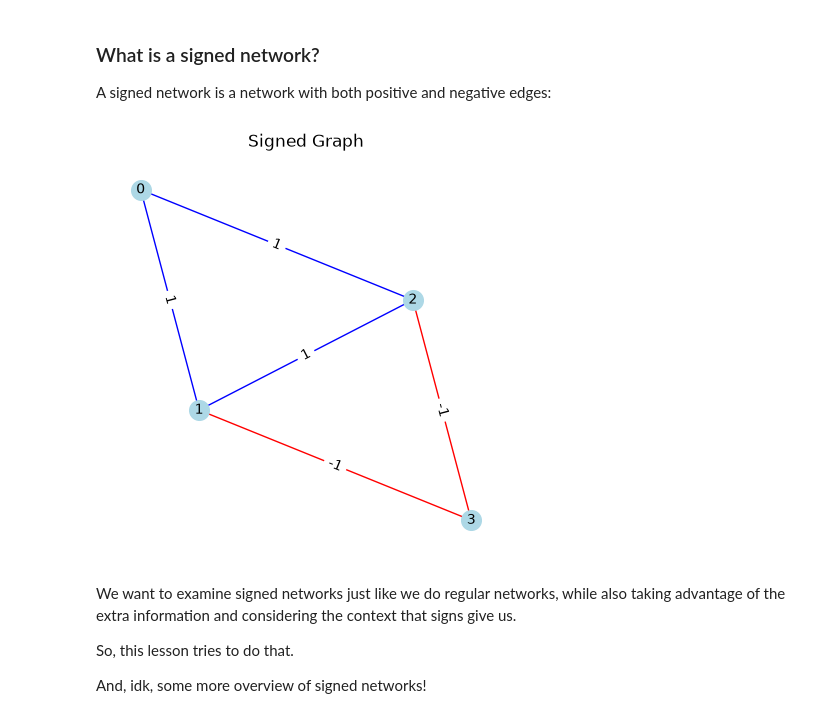
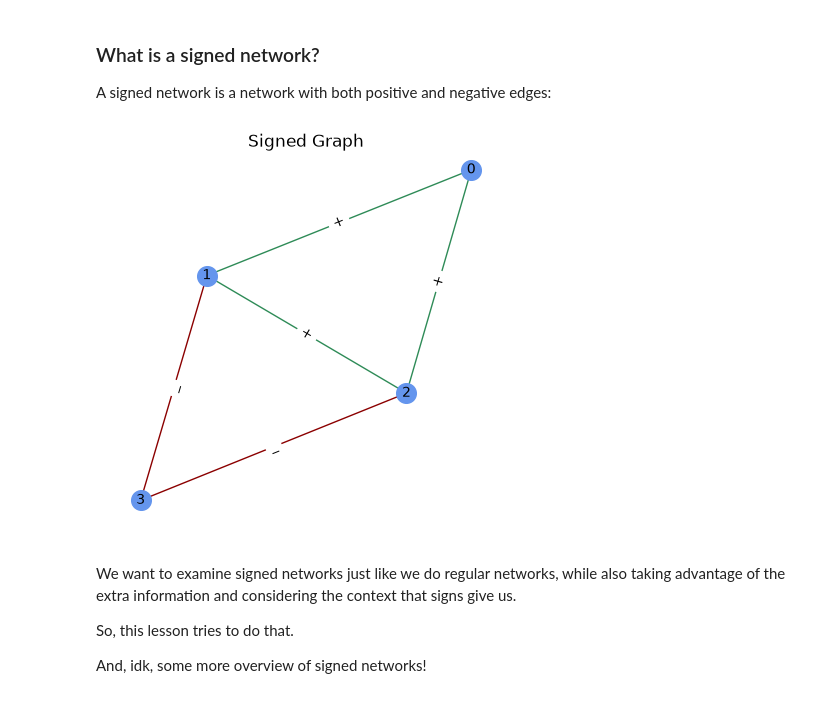
Before and after one commit to gilbertcasey2/nets7052_fa26, a Jupyter notebook: final_project/signed_networks.ipynb, the cells around one changed output. Saved outputs shown, nothing was run; the diff lists cells and outputs as text; code cells hidden in the pictures.

```diff
--- a/final_project/signed_networks.ipynb
+++ b/final_project/signed_networks.ipynb
@@ -92,37 +92,37 @@ A signed network is a network with both positive and negative edges:
 # %%
 G = nx.Graph()
 G.add_nodes_from([0, 1, 2, 3])
 signed_edges = [
-    (0, 1, {"sign": 1}),
-    (0, 2, {"sign": 1}),
-    (1, 2, {"sign": 1}),
-    (2, 3, {"sign": -1}),
-    (3, 1, {"sign": -1}),
+    (0, 1, {"sign": "+"}),
+    (0, 2, {"sign": "+"}),
+    (1, 2, {"sign": "+"}),
+    (2, 3, {"sign": "_"}),
+    (3, 1, {"sign": "_"}),
 ]
 G.add_edges_from(signed_edges)
 
 # Visualize it
 pos = nx.spring_layout(G)
 edge_colors = [
-    "blue" if attrs["sign"] == 1 else "red" for u, v, attrs in G.edges(data=True)
+    "seagreen" if attrs["sign"] == "+" else "darkred" for u, v, attrs in G.edges(data=True)
 ]
 plt.figure(figsize=(4, 4))
 nx.draw(
     G,
     with_labels=True,
-    node_color="lightblue",
+    node_color="cornflowerblue",
     edge_color=edge_colors,
     node_size=200,
     font_size=10,
     pos=pos
 )
 
 nx.draw_networkx_edge_labels(G, pos, edge_labels=nx.get_edge_attributes(G, 'sign'))
 
-plt.title("Signed Graph")
+plt.title("Signed Graph", y=.95)
 plt.show()
 # %% [output]
-[figure, old version]
+[figure, new version]
 # %% [markdown]
 We want to examine signed networks just like we do regular networks, while also taking advantage of the extra information and considering the context that signs give us.
 
```
Also changed, not shown: parts of 2 cells of this notebook, 2 other files.
